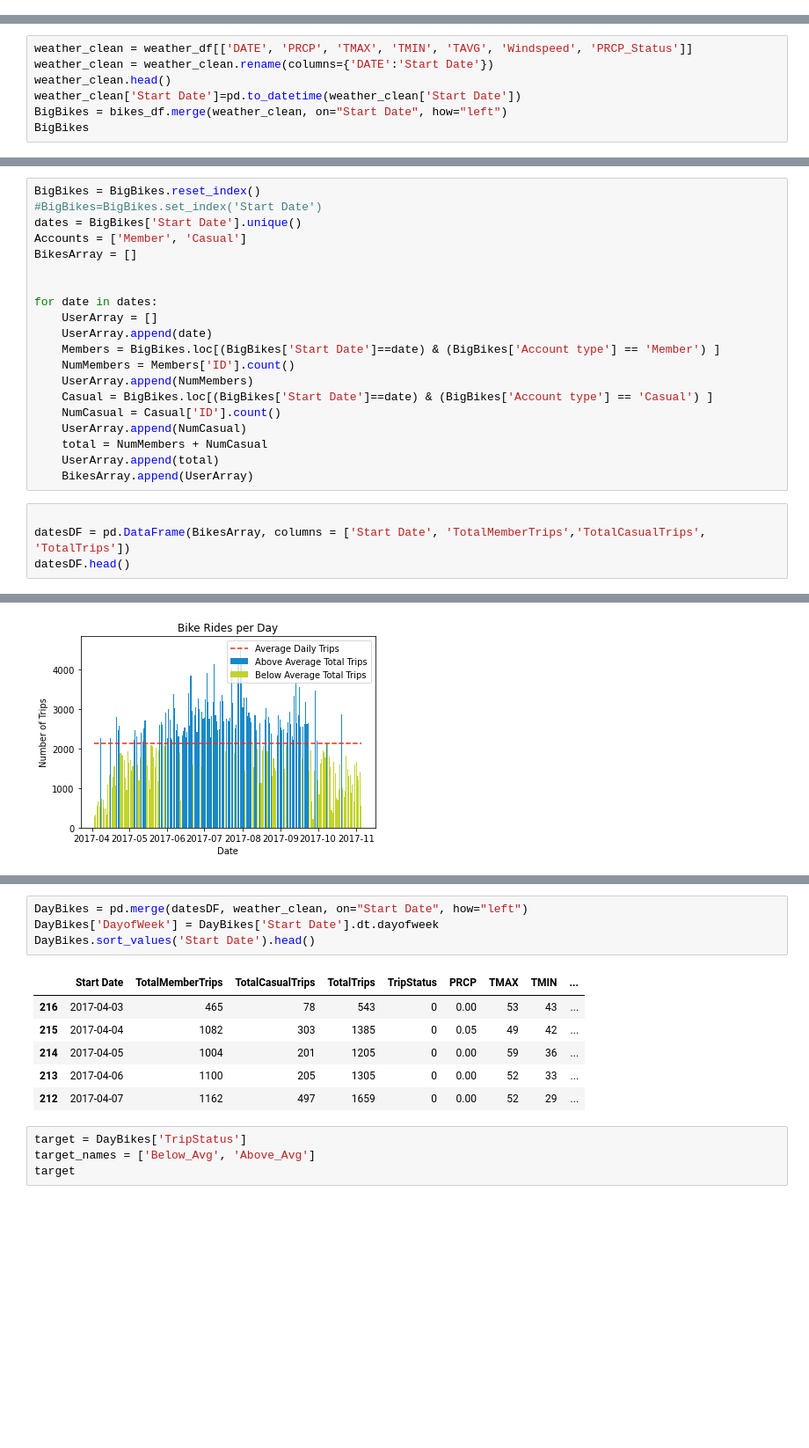
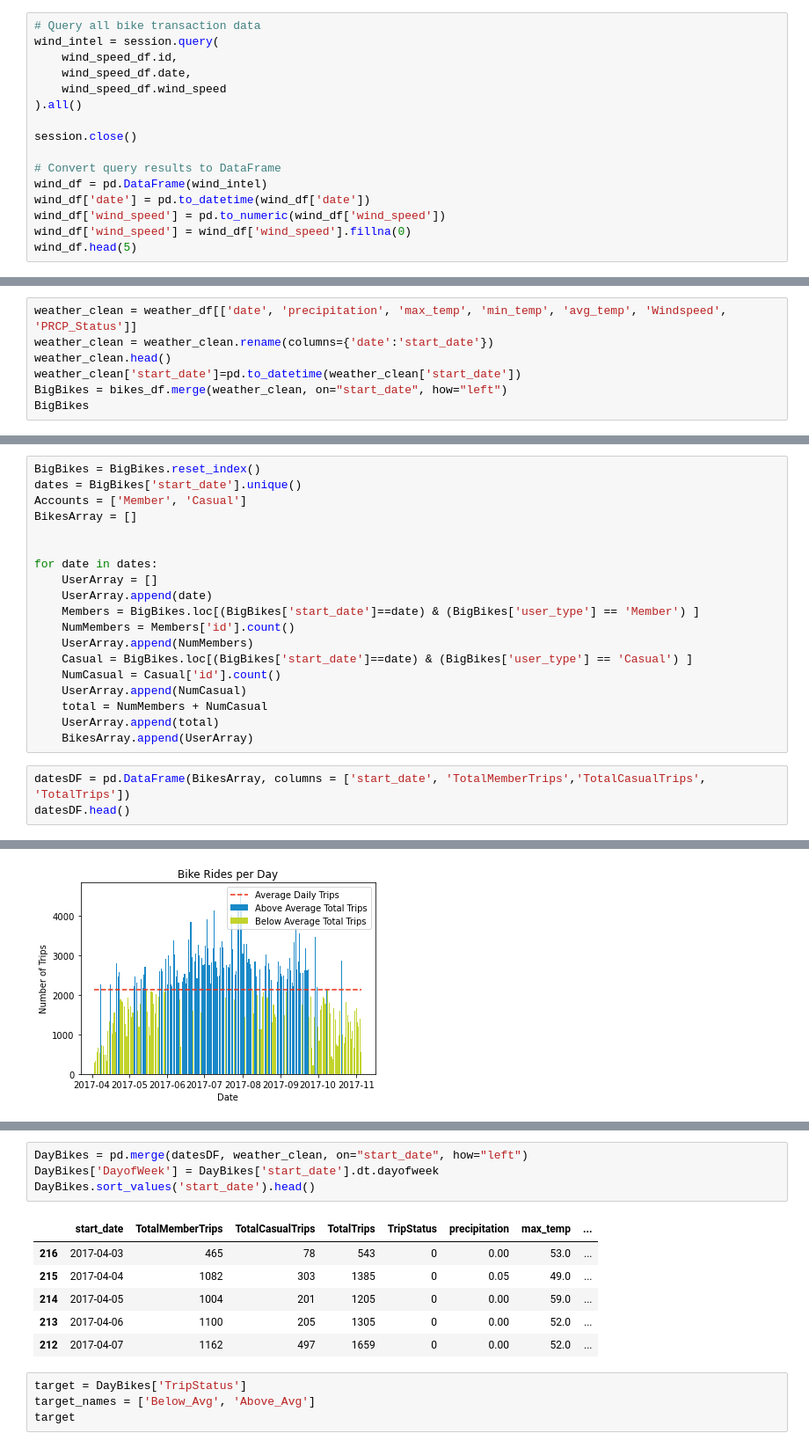
Before and after one commit to grand42/Machine_Learning-NiceRide, a Jupyter notebook: Working_Directory/BikeRide_Classification.ipynb, the cells around one changed output, grey strips where cells are left out. Shown at 88% size. Cells and saved outputs as stored; diff of their text form; blank space fills up the shorter version.

```diff
--- a/Working_Directory/BikeRide_Classification.ipynb
+++ b/Working_Directory/BikeRide_Classification.ipynb
@@ -63,0 +191,16 @@ weather_df.head()
+# %%
+# Query all bike transaction data
+wind_intel = session.query(
+    wind_speed_df.id,
+    wind_speed_df.date,
+    wind_speed_df.wind_speed
+).all()
+
+session.close()
+
+# Convert query results to DataFrame
+wind_df = pd.DataFrame(wind_intel)
+wind_df['date'] = pd.to_datetime(wind_df['date'])
+wind_df['wind_speed'] = pd.to_numeric(wind_df['wind_speed'])
+wind_df['wind_speed'] = wind_df['wind_speed'].fillna(0)
+wind_df.head(5)
@@ -94,9 +247,9 @@ weather_df
 365 rows × 10 columns
 # %%
-weather_clean = weather_df[['DATE', 'PRCP', 'TMAX', 'TMIN', 'TAVG', 'Windspeed', 'PRCP_Status']]
-weather_clean = weather_clean.rename(columns={'DATE':'Start Date'})
+weather_clean = weather_df[['date', 'precipitation', 'max_temp', 'min_temp', 'avg_temp', 'Windspeed', 'PRCP_Status']]
+weather_clean = weather_clean.rename(columns={'date':'start_date'})
 weather_clean.head()
-weather_clean['Start Date']=pd.to_datetime(weather_clean['Start Date'])
-BigBikes = bikes_df.merge(weather_clean, on="Start Date", how="left")
+weather_clean['start_date']=pd.to_datetime(weather_clean['start_date'])
+BigBikes = bikes_df.merge(weather_clean, on="start_date", how="left")
 BigBikes
 # %% [output]
@@ -115,8 +268,7 @@ BigBikes
 460718 rows × 17 columns
 # %%
 BigBikes = BigBikes.reset_index()
-#BigBikes=BigBikes.set_index('Start Date')
-dates = BigBikes['Start Date'].unique()
+dates = BigBikes['start_date'].unique()
 Accounts = ['Member', 'Casual']
 BikesArray = []
 
@@ -124,17 +276,16 @@ BikesArray = []
 for date in dates:
     UserArray = []
     UserArray.append(date)
-    Members = BigBikes.loc[(BigBikes['Start Date']==date) & (BigBikes['Account type'] == 'Member') ]
-    NumMembers = Members['ID'].count()
+    Members = BigBikes.loc[(BigBikes['start_date']==date) & (BigBikes['user_type'] == 'Member') ]
+    NumMembers = Members['id'].count()
     UserArray.append(NumMembers)
-    Casual = BigBikes.loc[(BigBikes['Start Date']==date) & (BigBikes['Account type'] == 'Casual') ]
-    NumCasual = Casual['ID'].count()
+    Casual = BigBikes.loc[(BigBikes['start_date']==date) & (BigBikes['user_type'] == 'Casual') ]
+    NumCasual = Casual['id'].count()
     UserArray.append(NumCasual)
     total = NumMembers + NumCasual
     UserArray.append(total)
     BikesArray.append(UserArray)
 # %%
-
-datesDF = pd.DataFrame(BikesArray, columns = ['Start Date', 'TotalMemberTrips','TotalCasualTrips', 'TotalTrips'])
+datesDF = pd.DataFrame(BikesArray, columns = ['start_date', 'TotalMemberTrips','TotalCasualTrips', 'TotalTrips'])
 datesDF.head()
 # %% [output]
@@ -214,16 +365,16 @@ plt.show
 <function matplotlib.pyplot.show(close=None, block=None)>
 [figure]
 # %%
-DayBikes = pd.merge(datesDF, weather_clean, on="Start Date", how="left")
-DayBikes['DayofWeek'] = DayBikes['Start Date'].dt.dayofweek
-DayBikes.sort_values('Start Date').head()
+DayBikes = pd.merge(datesDF, weather_clean, on="start_date", how="left")
+DayBikes['DayofWeek'] = DayBikes['start_date'].dt.dayofweek
+DayBikes.sort_values('start_date').head()
 # %% [output]
-|  | Start Date | TotalMemberTrips | TotalCasualTrips | TotalTrips | TripStatus | PRCP | TMAX | TMIN | ... |
-| 216 | 2017-04-03 | 465 | 78 | 543 | 0 | 0.00 | 53 | 43 | ... |
-| 215 | 2017-04-04 | 1082 | 303 | 1385 | 0 | 0.05 | 49 | 42 | ... |
-| 214 | 2017-04-05 | 1004 | 201 | 1205 | 0 | 0.00 | 59 | 36 | ... |
-| 213 | 2017-04-06 | 1100 | 205 | 1305 | 0 | 0.00 | 52 | 33 | ... |
-| 212 | 2017-04-07 | 1162 | 497 | 1659 | 0 | 0.00 | 52 | 29 | ... |
+|  | start_date | TotalMemberTrips | TotalCasualTrips | TotalTrips | TripStatus | precipitation | max_temp | ... |
+| 216 | 2017-04-03 | 465 | 78 | 543 | 0 | 0.00 | 53.0 | ... |
+| 215 | 2017-04-04 | 1082 | 303 | 1385 | 0 | 0.05 | 49.0 | ... |
+| 214 | 2017-04-05 | 1004 | 201 | 1205 | 0 | 0.00 | 59.0 | ... |
+| 213 | 2017-04-06 | 1100 | 205 | 1305 | 0 | 0.00 | 52.0 | ... |
+| 212 | 2017-04-07 | 1162 | 497 | 1659 | 0 | 0.00 | 52.0 | ... |
 # %%
 target = DayBikes['TripStatus']
 target_names = ['Below_Avg', 'Above_Avg']
```
Also changed, not shown: parts of 31 cells of this notebook.
